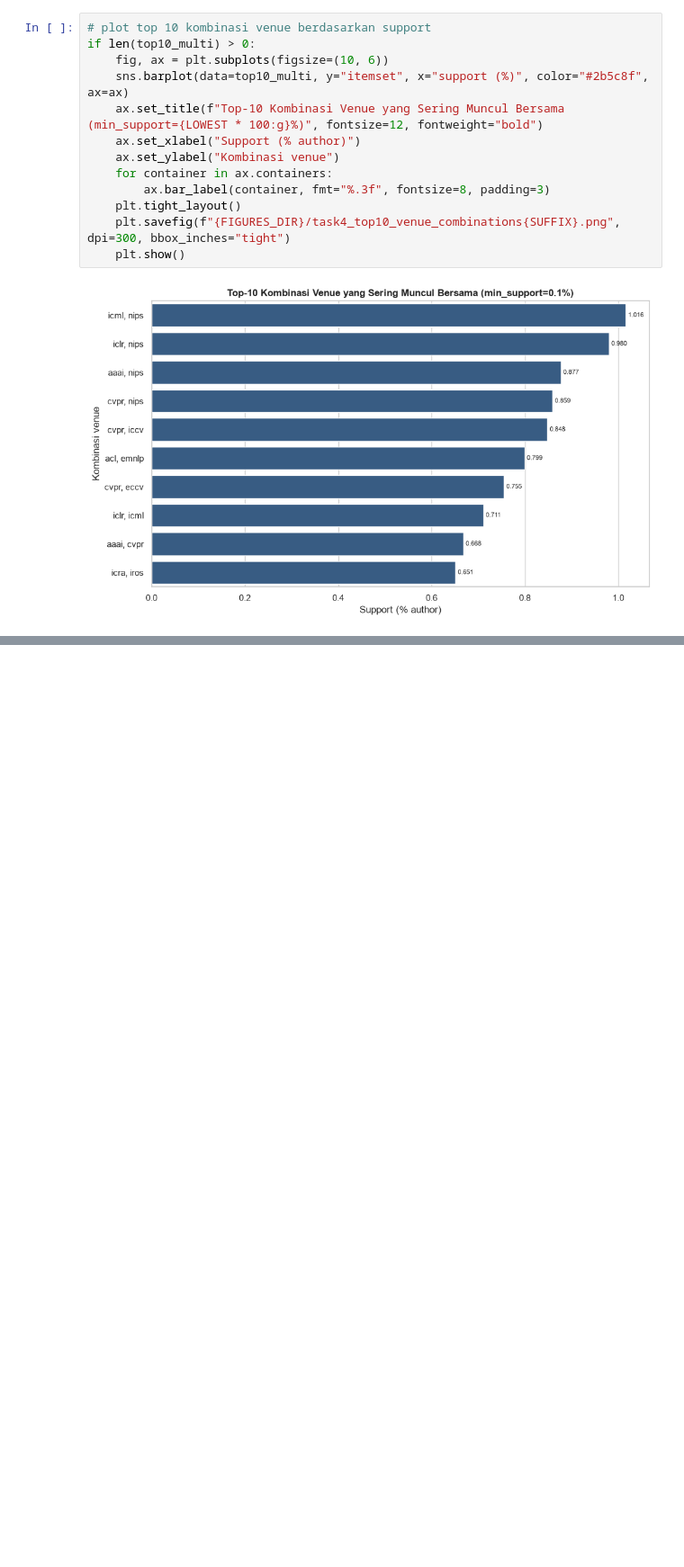
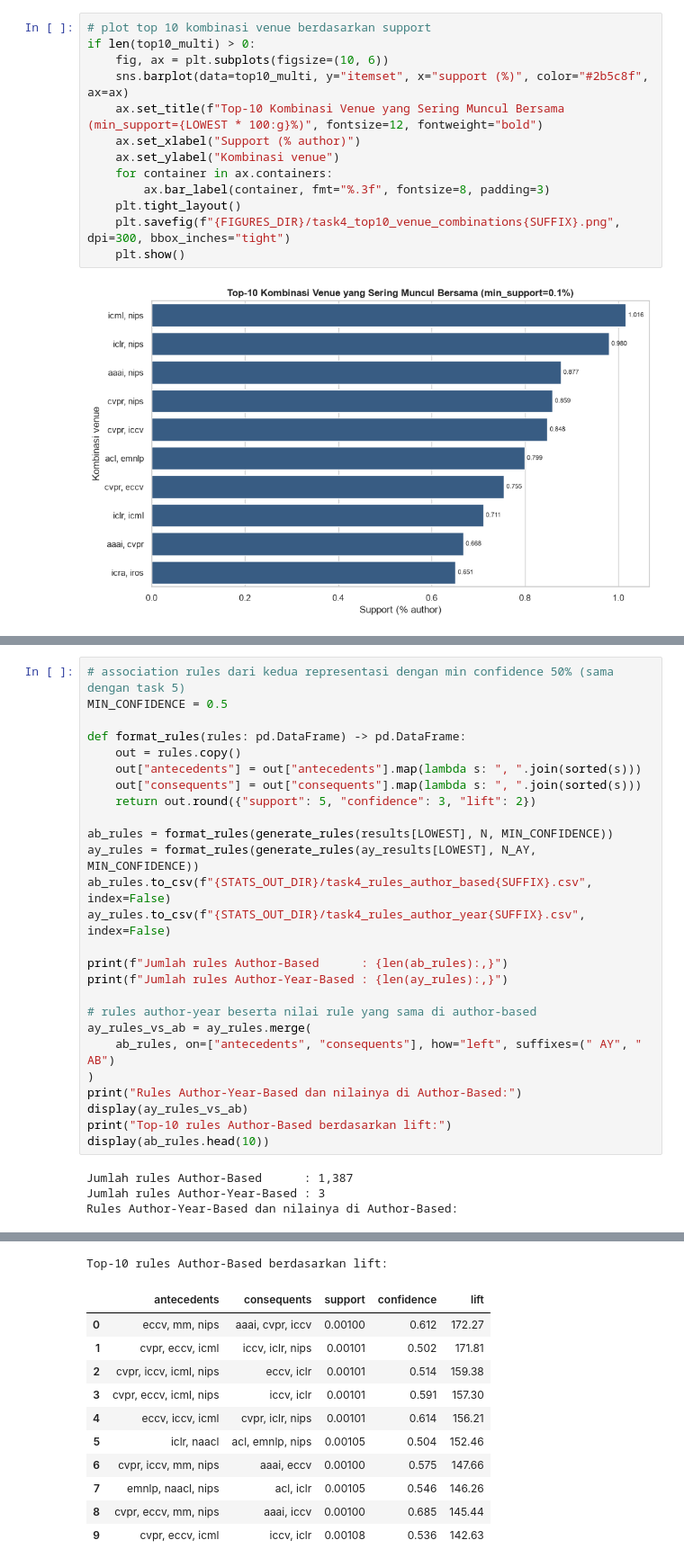
Before and after one commit to rafenmaxxx/IF4041-project-data-mining, a Jupyter notebook: notebooks/04_frequent_patterns.ipynb, the cells around one changed output, grey strips where cells are left out. Shown at 90% size. Drawn from its saved outputs; the diff is of its cells as text; blank space fills up the shorter version.

```diff
--- a/notebooks/04_frequent_patterns.ipynb
+++ b/notebooks/04_frequent_patterns.ipynb
@@ -235,0 +344,30 @@ if len(top10_multi) > 0:
+# %%
+# association rules dari kedua representasi dengan min confidence 50% (sama dengan task 5)
+MIN_CONFIDENCE = 0.5
+
+def format_rules(rules: pd.DataFrame) -> pd.DataFrame:
+    out = rules.copy()
+    out["antecedents"] = out["antecedents"].map(lambda s: ", ".join(sorted(s)))
+    out["consequents"] = out["consequents"].map(lambda s: ", ".join(sorted(s)))
+    return out.round({"support": 5, "confidence": 3, "lift": 2})
+
+ab_rules = format_rules(generate_rules(results[LOWEST], N, MIN_CONFIDENCE))
+ay_rules = format_rules(generate_rules(ay_results[LOWEST], N_AY, MIN_CONFIDENCE))
+ab_rules.to_csv(f"{STATS_OUT_DIR}/task4_rules_author_based{SUFFIX}.csv", index=False)
+ay_rules.to_csv(f"{STATS_OUT_DIR}/task4_rules_author_year{SUFFIX}.csv", index=False)
+
+print(f"Jumlah rules Author-Based      : {len(ab_rules):,}")
+print(f"Jumlah rules Author-Year-Based : {len(ay_rules):,}")
+
+# rules author-year beserta nilai rule yang sama di author-based
+ay_rules_vs_ab = ay_rules.merge(
+    ab_rules, on=["antecedents", "consequents"], how="left", suffixes=(" AY", " AB")
+)
+print("Rules Author-Year-Based dan nilainya di Author-Based:")
+display(ay_rules_vs_ab)
+print("Top-10 rules Author-Based berdasarkan lift:")
+display(ab_rules.head(10))
+# %% [output]
+Jumlah rules Author-Based      : 1,387
+Jumlah rules Author-Year-Based : 3
+Rules Author-Year-Based dan nilainya di Author-Based:
@@ -235,0 +378,12 @@ if len(top10_multi) > 0:
+Top-10 rules Author-Based berdasarkan lift:
+|  | antecedents | consequents | support | confidence | lift |
+| 0 | eccv, mm, nips | aaai, cvpr, iccv | 0.00100 | 0.612 | 172.27 |
+| 1 | cvpr, eccv, icml | iccv, iclr, nips | 0.00101 | 0.502 | 171.81 |
+| 2 | cvpr, iccv, icml, nips | eccv, iclr | 0.00101 | 0.514 | 159.38 |
+| 3 | cvpr, eccv, icml, nips | iccv, iclr | 0.00101 | 0.591 | 157.30 |
+| 4 | eccv, iccv, icml | cvpr, iclr, nips | 0.00101 | 0.614 | 156.21 |
+| 5 | iclr, naacl | acl, emnlp, nips | 0.00105 | 0.504 | 152.46 |
+| 6 | cvpr, iccv, mm, nips | aaai, eccv | 0.00100 | 0.575 | 147.66 |
+| 7 | emnlp, naacl, nips | acl, iclr | 0.00105 | 0.546 | 146.26 |
+| 8 | cvpr, eccv, mm, nips | aaai, iccv | 0.00100 | 0.685 | 145.44 |
+| 9 | cvpr, eccv, icml | iccv, iclr | 0.00108 | 0.536 | 142.63 |
```
Also changed, not shown: parts of 7 cells of this notebook, 25 other files.
